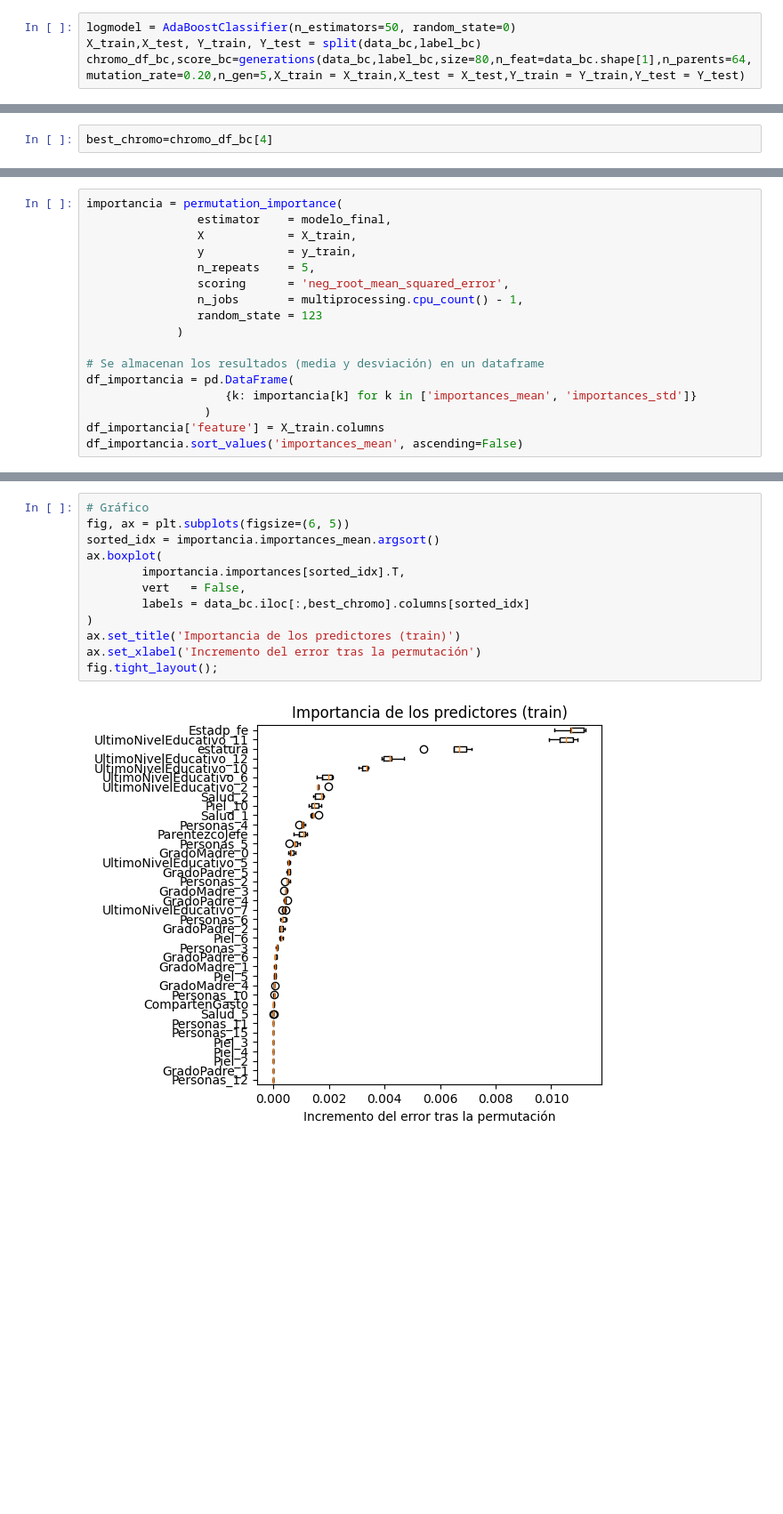
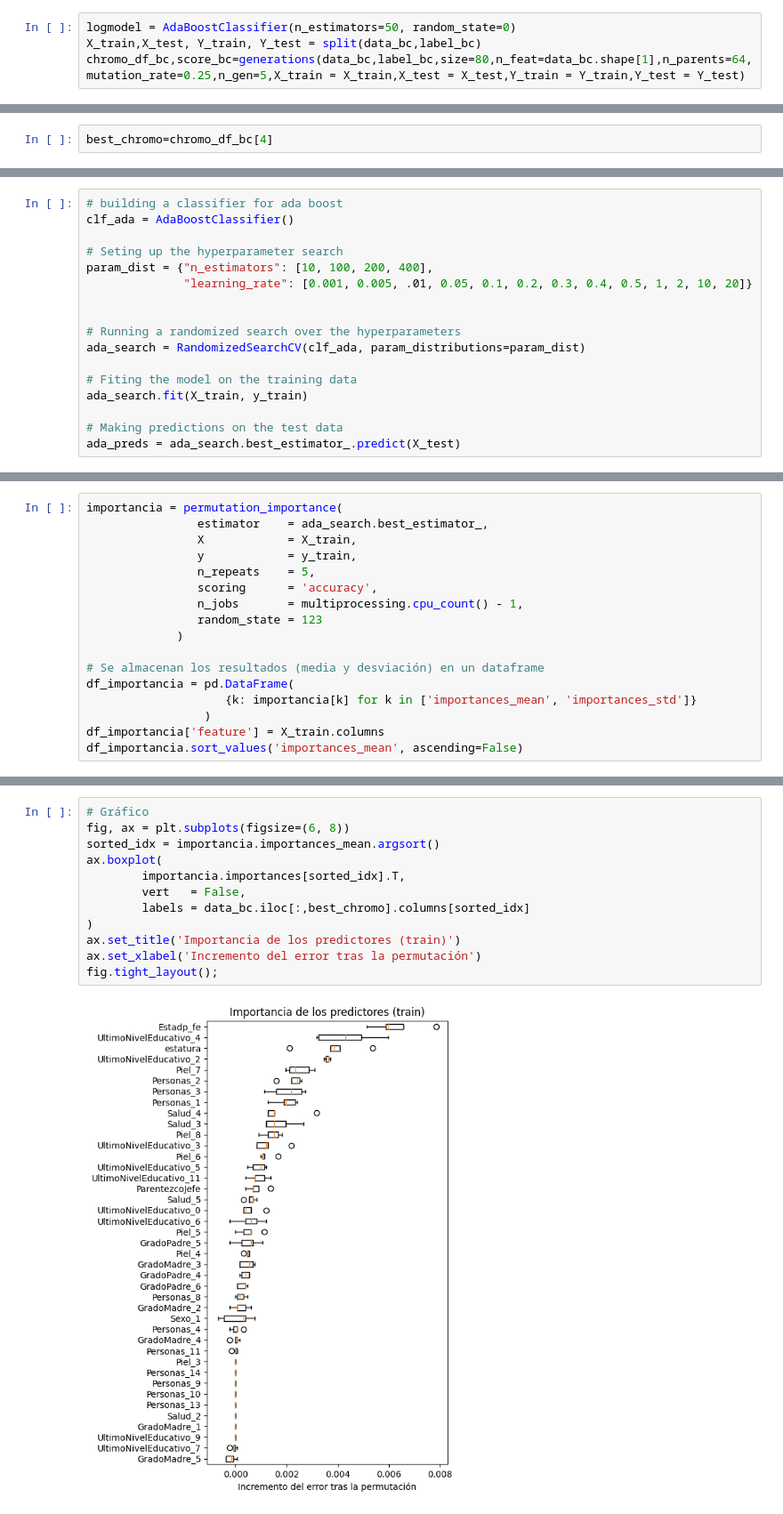
Before and after one commit to marianogoes/PCD, a Jupyter notebook: Algoritmo_Genético_Tesina.ipynb, the cells around one changed output, grey strips where cells are left out. Shown at 89% size. Drawn from its saved outputs; the diff is of its cells as text; blank space fills up the shorter version.

```diff
--- a/Algoritmo_Genético_Tesina.ipynb
+++ b/Algoritmo_Genético_Tesina.ipynb
@@ -198,5 +200,5 @@ score1
 # %%
 logmodel = AdaBoostClassifier(n_estimators=50, random_state=0)
 X_train,X_test, Y_train, Y_test = split(data_bc,label_bc)
-chromo_df_bc,score_bc=generations(data_bc,label_bc,size=80,n_feat=data_bc.shape[1],n_parents=64,mutation_rate=0.20,n_gen=5,X_train = X_train,X_test = X_test,Y_train = Y_train,Y_test = Y_test)
+chromo_df_bc,score_bc=generations(data_bc,label_bc,size=80,n_feat=data_bc.shape[1],n_parents=64,mutation_rate=0.25,n_gen=5,X_train = X_train,X_test = X_test,Y_train = Y_train,Y_test = Y_test)
 # %% [output]
@@ -356,0 +238,17 @@ El error (rmse) de test es: 0.3493810871166726
+# %%
+# building a classifier for ada boost
+clf_ada = AdaBoostClassifier()
+
+# Seting up the hyperparameter search
+param_dist = {"n_estimators": [10, 100, 200, 400],
+              "learning_rate": [0.001, 0.005, .01, 0.05, 0.1, 0.2, 0.3, 0.4, 0.5, 1, 2, 10, 20]}
+
+
+# Running a randomized search over the hyperparameters
+ada_search = RandomizedSearchCV(clf_ada, param_distributions=param_dist)
+
+# Fiting the model on the training data
+ada_search.fit(X_train, y_train)
+
+# Making predictions on the test data
+ada_preds = ada_search.best_estimator_.predict(X_test)
@@ -357,10 +303,10 @@ El error (rmse) de test es: 0.3493810871166726
 # %%
 importancia = permutation_importance(
-                estimator    = modelo_final,
+                estimator    = ada_search.best_estimator_,
                 X            = X_train,
                 y            = y_train,
                 n_repeats    = 5,
-                scoring      = 'neg_root_mean_squared_error',
+                scoring      = 'accuracy',
                 n_jobs       = multiprocessing.cpu_count() - 1,
                 random_state = 123
              )
@@ -392,14 +338,14 @@ df_importancia.sort_values('importances_mean', ascending=False)
 # %%
 # Gráfico
-fig, ax = plt.subplots(figsize=(6, 5))
+fig, ax = plt.subplots(figsize=(6, 8))
 sorted_idx = importancia.importances_mean.argsort()
 ax.boxplot(
         importancia.importances[sorted_idx].T,
         vert   = False,
         labels = data_bc.iloc[:,best_chromo].columns[sorted_idx]
 )
 ax.set_title('Importancia de los predictores (train)')
 ax.set_xlabel('Incremento del error tras la permutación')
 fig.tight_layout();
 # %% [output]
-[figure, old version]
+[figure, new version]
```
Also changed, not shown: parts of 19 cells of this notebook.
